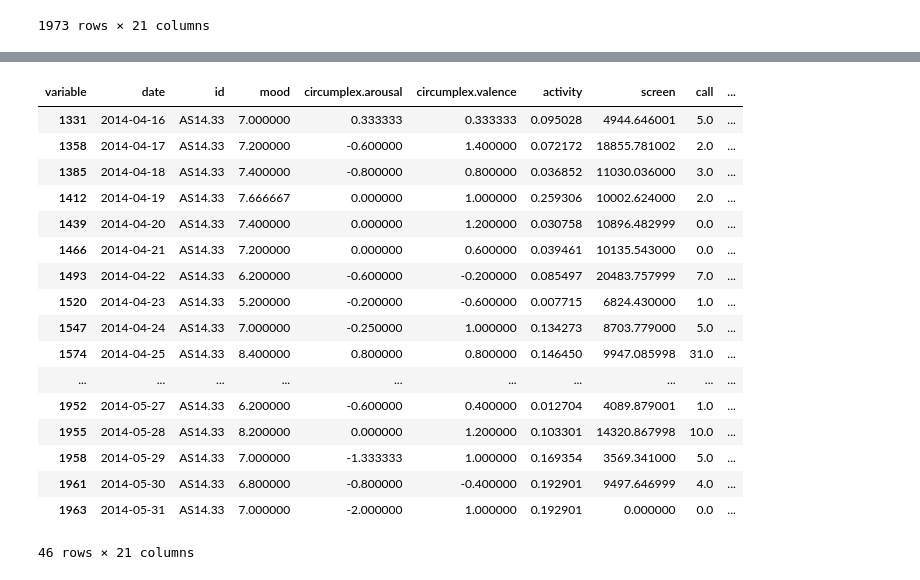
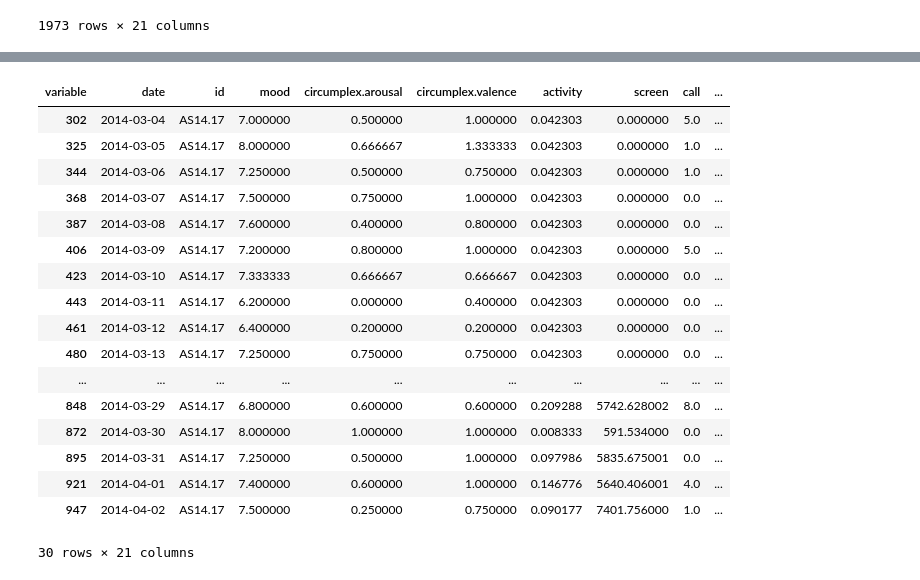
Before and after one commit to QST23/course_dmt, a Jupyter notebook: ass1/Data_cleaning_final.ipynb, the cells around one changed output, grey strips where cells are left out. Cells and saved outputs as stored; diff of their text form; code cells hidden in the pictures.

Commit message:
Changed mean_between

```diff
--- a/ass1/Data_cleaning_final.ipynb
+++ b/ass1/Data_cleaning_final.ipynb
@@ -260,9 +222,9 @@ def mean_between(column_name, dataframe):
     # sort the dataframe by id
     dataframe = dataframe.sort_values(by='date')
 
-    # get the previous and next values
-    dataframe['prev_value'] = dataframe.groupby('id')[column_name].shift(1)
-    dataframe['next_value'] = dataframe.groupby('id')[column_name].shift(-1)
+    # get the previous and next NaN values
+    dataframe['prev_value'] = dataframe.groupby('id')[column_name].apply(lambda x: x.shift(1).bfill())
+    dataframe['next_value'] = dataframe.groupby('id')[column_name].apply(lambda x: x.shift(-1).ffill())
 
     # take the mean of previous and next values
     dataframe['mean_value'] = dataframe[['prev_value', 'next_value']].mean(axis=1)
@@ -271,13 +233,11 @@ def mean_between(column_name, dataframe):
         if pd.isna(row[column_name]):
             dataframe.loc[index, column_name] = row['mean_value']
 
-    dataframe.drop('mean_value', axis=1, inplace=True)
-    dataframe.drop('prev_value', axis=1, inplace=True)
-    dataframe.drop('next_value', axis=1, inplace=True)
+    dataframe.drop(['mean_value', 'prev_value', 'next_value'], axis=1, inplace=True)
 
     return dataframe
 
 df = mean_between('mood', df)
-
-# dummy_df = df[df['id'] == 'AS14.33']
-# dummy_df
+df = mean_between('circumplex.arousal', df)
+df = mean_between('circumplex.valence', df)
+df = mean_between('activity', df)
@@ -303,22 +244,22 @@ df = mean_between('mood', df)
 # %%
-dummy_df = df[df['id'] == 'AS14.33']
-dummy_df
+dummy_df = df[df['id'] == 'AS14.17']
+dummy_df.head(30)
 # %% [output]
 | variable | date | id | mood | circumplex.arousal | circumplex.valence | activity | screen | call | ... |
-| 1331 | 2014-04-16 | AS14.33 | 7.000000 | 0.333333 | 0.333333 | 0.095028 | 4944.646001 | 5.0 | ... |
-| 1358 | 2014-04-17 | AS14.33 | 7.200000 | -0.600000 | 1.400000 | 0.072172 | 18855.781002 | 2.0 | ... |
-| 1385 | 2014-04-18 | AS14.33 | 7.400000 | -0.800000 | 0.800000 | 0.036852 | 11030.036000 | 3.0 | ... |
-| 1412 | 2014-04-19 | AS14.33 | 7.666667 | 0.000000 | 1.000000 | 0.259306 | 10002.624000 | 2.0 | ... |
-| 1439 | 2014-04-20 | AS14.33 | 7.400000 | 0.000000 | 1.200000 | 0.030758 | 10896.482999 | 0.0 | ... |
-| 1466 | 2014-04-21 | AS14.33 | 7.200000 | 0.000000 | 0.600000 | 0.039461 | 10135.543000 | 0.0 | ... |
-| 1493 | 2014-04-22 | AS14.33 | 6.200000 | -0.600000 | -0.200000 | 0.085497 | 20483.757999 | 7.0 | ... |
-| 1520 | 2014-04-23 | AS14.33 | 5.200000 | -0.200000 | -0.600000 | 0.007715 | 6824.430000 | 1.0 | ... |
-| 1547 | 2014-04-24 | AS14.33 | 7.000000 | -0.250000 | 1.000000 | 0.134273 | 8703.779000 | 5.0 | ... |
-| 1574 | 2014-04-25 | AS14.33 | 8.400000 | 0.800000 | 0.800000 | 0.146450 | 9947.085998 | 31.0 | ... |
+| 302 | 2014-03-04 | AS14.17 | 7.000000 | 0.500000 | 1.000000 | 0.042303 | 0.000000 | 5.0 | ... |
+| 325 | 2014-03-05 | AS14.17 | 8.000000 | 0.666667 | 1.333333 | 0.042303 | 0.000000 | 1.0 | ... |
+| 344 | 2014-03-06 | AS14.17 | 7.250000 | 0.500000 | 0.750000 | 0.042303 | 0.000000 | 1.0 | ... |
+| 368 | 2014-03-07 | AS14.17 | 7.500000 | 0.750000 | 1.000000 | 0.042303 | 0.000000 | 0.0 | ... |
+| 387 | 2014-03-08 | AS14.17 | 7.600000 | 0.400000 | 0.800000 | 0.042303 | 0.000000 | 0.0 | ... |
+| 406 | 2014-03-09 | AS14.17 | 7.200000 | 0.800000 | 1.000000 | 0.042303 | 0.000000 | 5.0 | ... |
+| 423 | 2014-03-10 | AS14.17 | 7.333333 | 0.666667 | 0.666667 | 0.042303 | 0.000000 | 0.0 | ... |
+| 443 | 2014-03-11 | AS14.17 | 6.200000 | 0.000000 | 0.400000 | 0.042303 | 0.000000 | 0.0 | ... |
+| 461 | 2014-03-12 | AS14.17 | 6.400000 | 0.200000 | 0.200000 | 0.042303 | 0.000000 | 0.0 | ... |
+| 480 | 2014-03-13 | AS14.17 | 7.250000 | 0.750000 | 0.750000 | 0.042303 | 0.000000 | 0.0 | ... |
 | ... | ... | ... | ... | ... | ... | ... | ... | ... | ... |
-| 1952 | 2014-05-27 | AS14.33 | 6.200000 | -0.600000 | 0.400000 | 0.012704 | 4089.879001 | 1.0 | ... |
-| 1955 | 2014-05-28 | AS14.33 | 8.200000 | 0.000000 | 1.200000 | 0.103301 | 14320.867998 | 10.0 | ... |
-| 1958 | 2014-05-29 | AS14.33 | 7.000000 | -1.333333 | 1.000000 | 0.169354 | 3569.341000 | 5.0 | ... |
-| 1961 | 2014-05-30 | AS14.33 | 6.800000 | -0.800000 | -0.400000 | 0.192901 | 9497.646999 | 4.0 | ... |
-| 1963 | 2014-05-31 | AS14.33 | 7.000000 | -2.000000 | 1.000000 | 0.192901 | 0.000000 | 0.0 | ... |
+| 848 | 2014-03-29 | AS14.17 | 6.800000 | 0.600000 | 0.600000 | 0.209288 | 5742.628002 | 8.0 | ... |
+| 872 | 2014-03-30 | AS14.17 | 8.000000 | 1.000000 | 1.000000 | 0.008333 | 591.534000 | 0.0 | ... |
+| 895 | 2014-03-31 | AS14.17 | 7.250000 | 0.500000 | 1.000000 | 0.097986 | 5835.675001 | 0.0 | ... |
+| 921 | 2014-04-01 | AS14.17 | 7.400000 | 0.600000 | 1.000000 | 0.146776 | 5640.406001 | 4.0 | ... |
+| 947 | 2014-04-02 | AS14.17 | 7.500000 | 0.250000 | 0.750000 | 0.090177 | 7401.756000 | 1.0 | ... |
-46 rows × 21 columns
+30 rows × 21 columns
```
Also changed, not shown: parts of 9 cells of this notebook, 3 other files.
